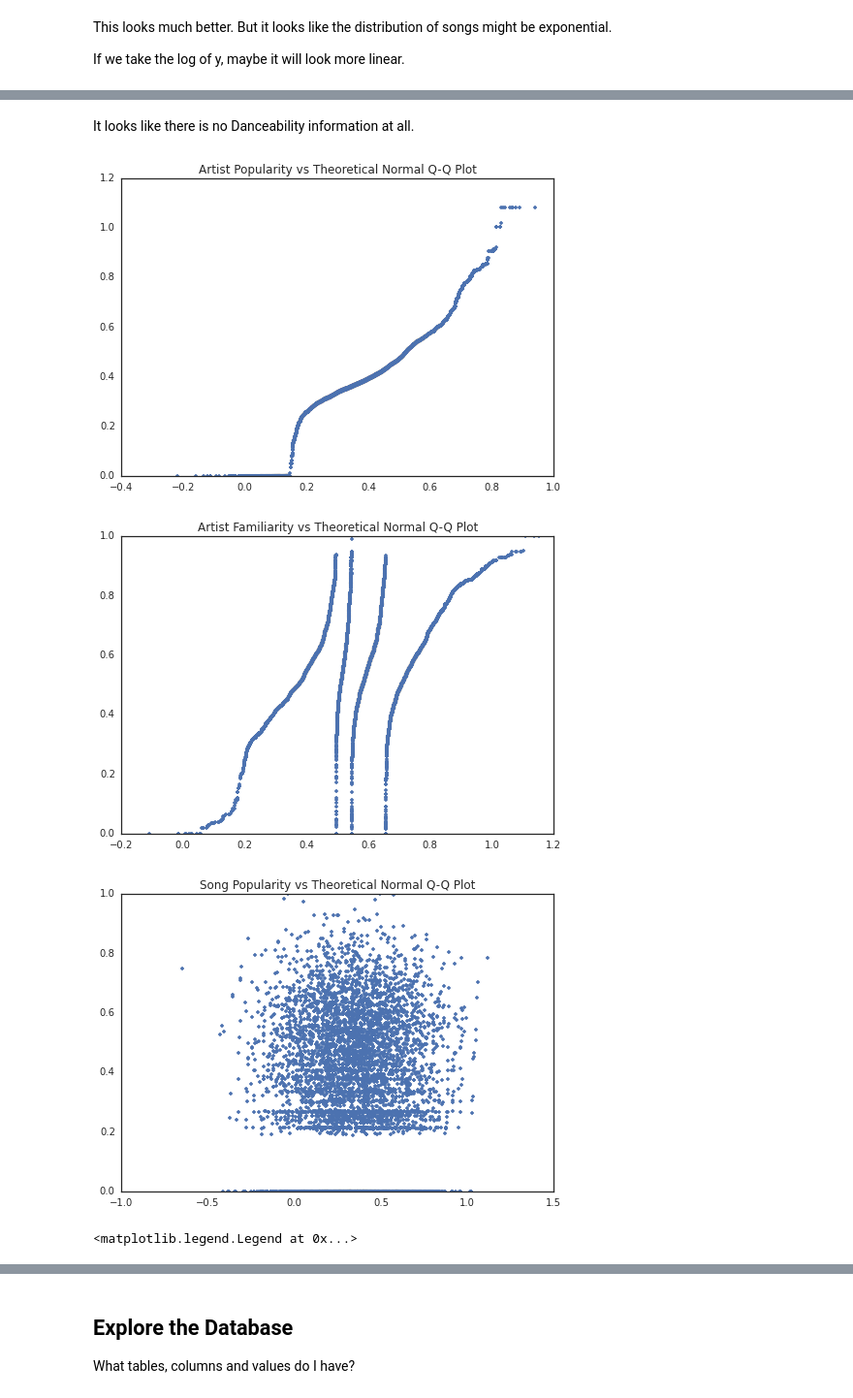
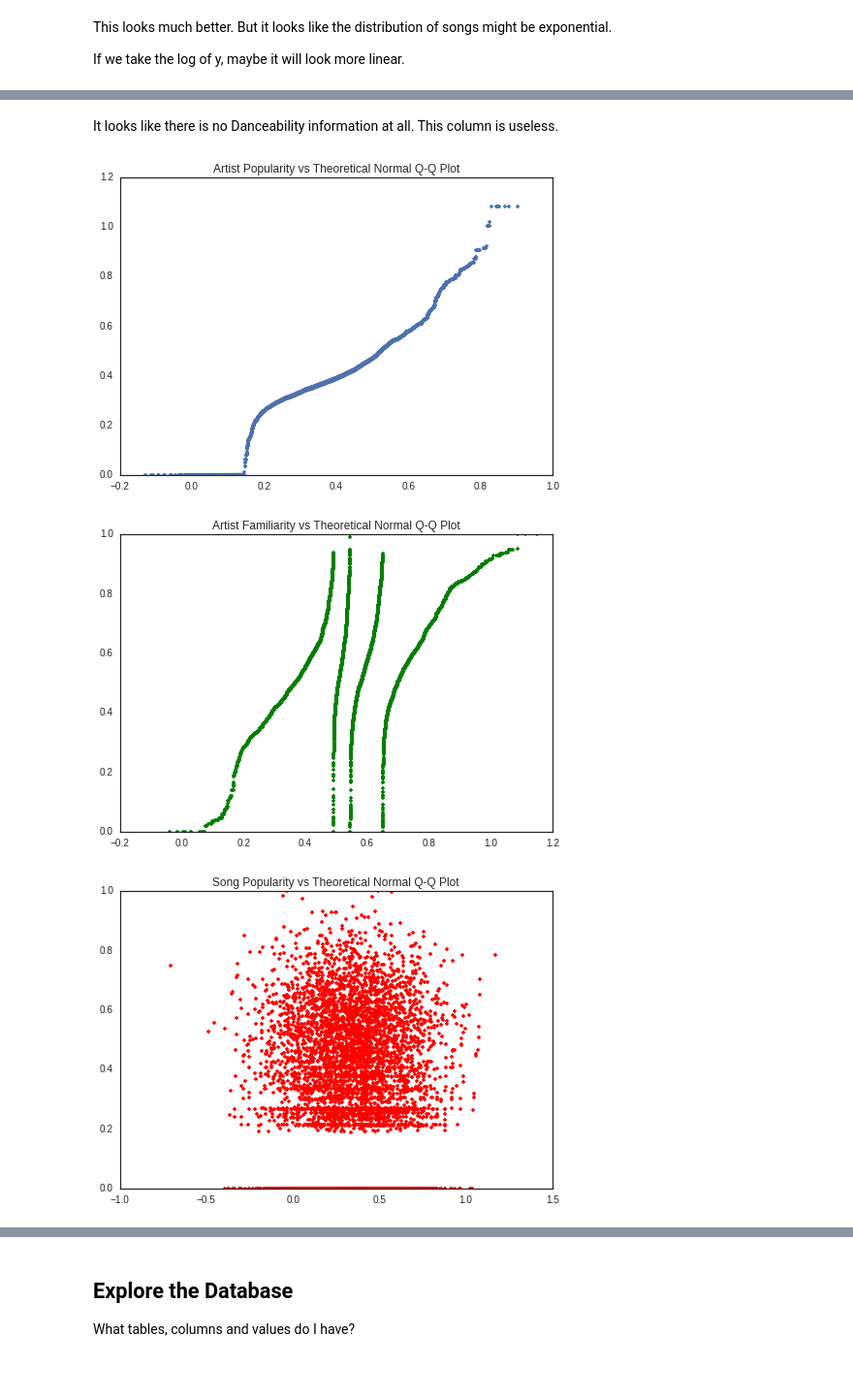
Before and after one commit to sallyi/ga_assignments, a Jupyter notebook: Project1.ipynb, the cells around one changed output, grey strips where cells are left out. Shown at 97% size. Saved outputs shown, nothing was run; the diff lists cells and outputs as text; code cells hidden in the pictures; blank space fills up the shorter version.

```diff
--- a/Project1.ipynb
+++ b/Project1.ipynb
@@ -296,39 +286,32 @@ year_gb.Danceability.sum().plot()
 # %% [markdown]
-It looks like there is no Danceability information at all.
+It looks like there is no Danceability information at all. This column is useless.
 # %%
-artist_gb = df_clean.groupby('Artist')
-artist_gb.Song_Popular.mean()
-artist_gb.Artist_Popular.mean()
-
-
 qq = sorted(np.random.normal(df_clean['Artist_Popular'].mean(), df_clean['Artist_Popular'].std(), len(df_clean)))
 artist_pop = sorted(df_clean['Artist_Popular'])
+
 
 plt.plot(qq, artist_pop, '.')
 title("Artist Popularity vs Theoretical Normal Q-Q Plot")
 plt.show()
 
 
 qq = sorted(np.random.normal(df_clean['Artist_Famil'].mean(), df_clean['Artist_Famil'].std(), len(df_clean)))
 artist_famil = sorted(df_clean['Artist_Famil'])
 
-plt.plot(qq, artist_famil, '.')
+
+plt.plot(qq, artist_famil, '.', color='g')
 title("Artist Familiarity vs Theoretical Normal Q-Q Plot")
 plt.show()
 
 
 qq = sorted(np.random.normal(df_clean['Song_Popular'].mean(), df_clean['Song_Popular'].std(), len(df_clean)))
 song = sorted(df_clean['Song_Popular'])
 
-plt.plot(qq, song, '.')
+
+plt.plot(qq, song, '.', color='r')
 title("Song Popularity vs Theoretical Normal Q-Q Plot")
 plt.show()
-df_clean['Artist_Popular'].hist(label = 'Artist Pop')
-df_clean['Artist_Famil'].hist(label = 'Artist Famil')
-df_clean['Song_Popular'].hist(label = 'Song Pop')
-pyplot.legend(loc='upper right')
 # %% [output]
-[figure, old version]
+[figure, new version]
-[figure, old version]
+[figure, new version]
-[figure, old version]
+[figure, new version]
-<matplotlib.legend.Legend at 0x...>
```
Also changed, not shown: parts of 54 cells of this notebook.
